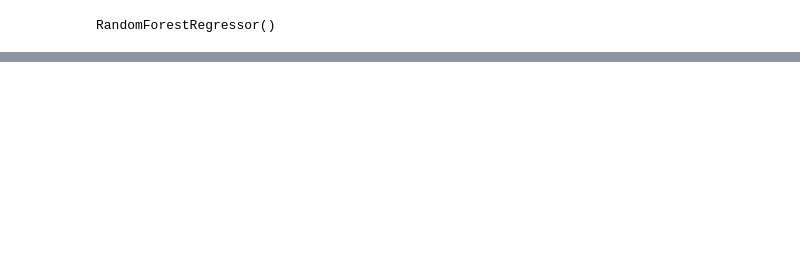
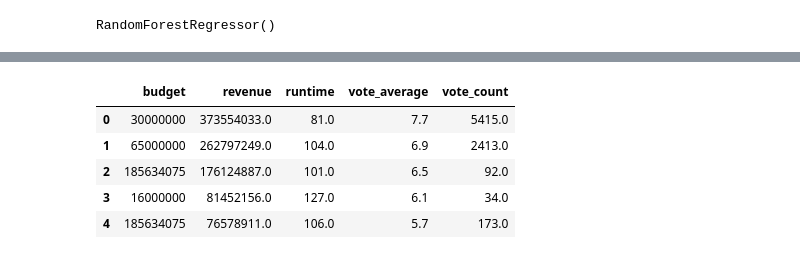
Before and after one commit to cleziac/Programming-Project, a Jupyter notebook: ds_programming_project.ipynb, the cells around one changed output, grey strips where cells are left out. Cells and saved outputs as stored; diff of their text form; code cells hidden in the pictures; blank space fills up the shorter version.

```diff
--- a/ds_programming_project.ipynb
+++ b/ds_programming_project.ipynb
@@ -682,0 +683,9 @@ results_df
+# %%
+metadata_no_genres.head()
+# %% [output]
+|  | budget | revenue | runtime | vote_average | vote_count |
+| 0 | 30000000 | 373554033.0 | 81.0 | 7.7 | 5415.0 |
+| 1 | 65000000 | 262797249.0 | 104.0 | 6.9 | 2413.0 |
+| 2 | 185634075 | 176124887.0 | 101.0 | 6.5 | 92.0 |
+| 3 | 16000000 | 81452156.0 | 127.0 | 6.1 | 34.0 |
+| 4 | 185634075 | 76578911.0 | 106.0 | 5.7 | 173.0 |
```
Also changed, not shown: parts of 36 cells of this notebook.
